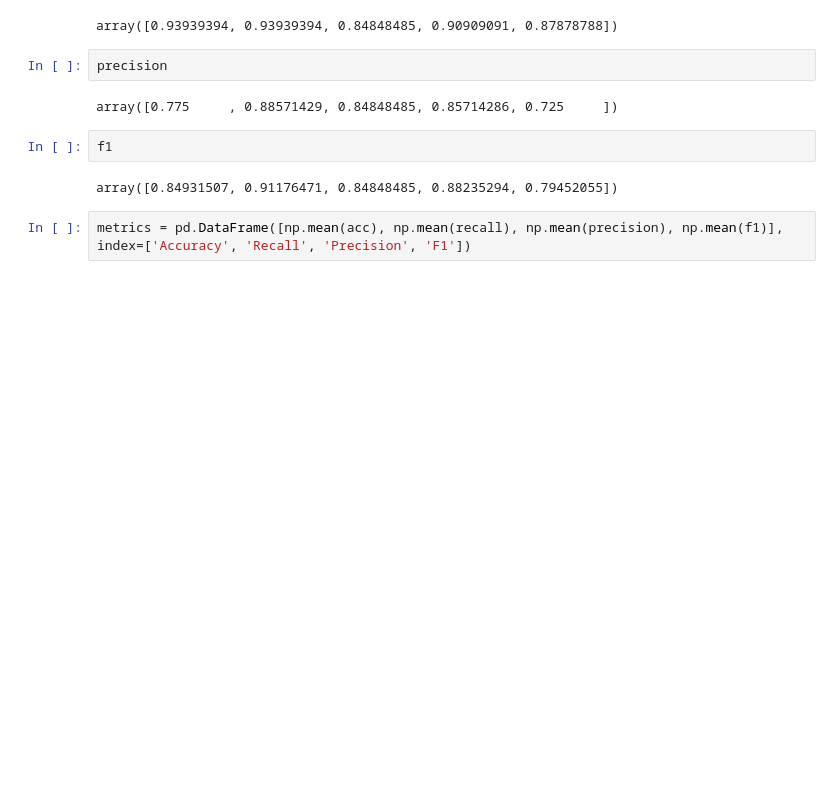
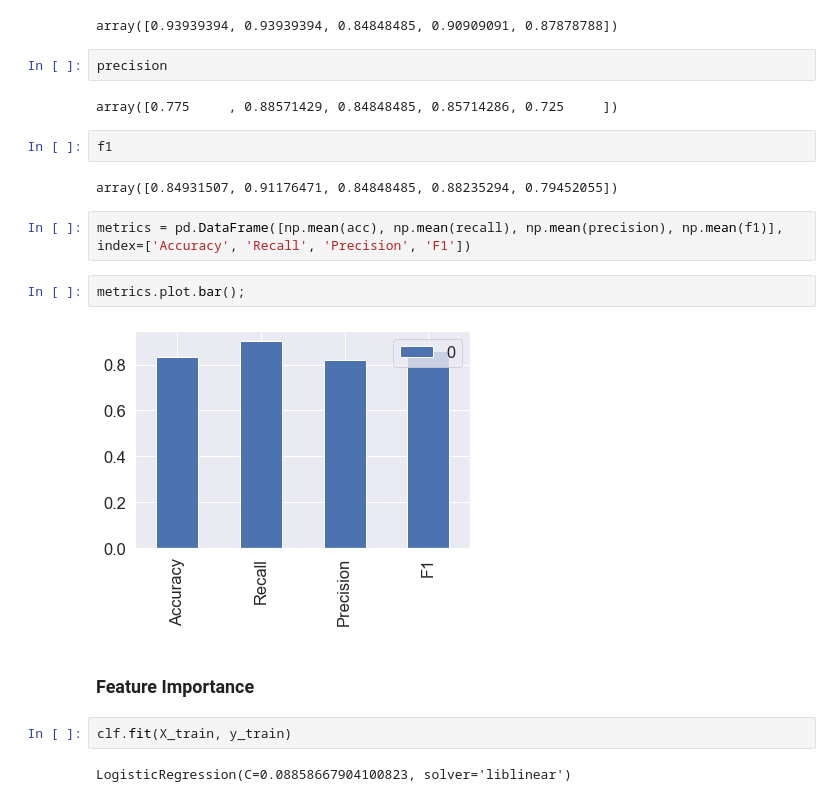
Before and after one commit to crysqrlkys/heart-disease-classification, a Jupyter notebook: notebooks/heart-disease-classification.ipynb, the cells around one changed output. Cells and saved outputs as stored; diff of their text form; blank space fills up the shorter version.

Commit message:
Add feature importance

```diff
--- a/notebooks/heart-disease-classification.ipynb
+++ b/notebooks/heart-disease-classification.ipynb
@@ -673,3 +673,13 @@ f1
 array([0.84931507, 0.91176471, 0.84848485, 0.88235294, 0.79452055])
 # %%
 metrics = pd.DataFrame([np.mean(acc), np.mean(recall), np.mean(precision), np.mean(f1)], index=['Accuracy', 'Recall', 'Precision', 'F1'])
+# %%
+metrics.plot.bar();
+# %% [output]
+[figure, added]
+# %% [markdown]
+### Feature Importance
+# %%
+clf.fit(X_train, y_train)
+# %% [output]
+LogisticRegression(C=0.08858667904100823, solver='liblinear')
```
Also changed, not shown: parts of 5 cells of this notebook.
